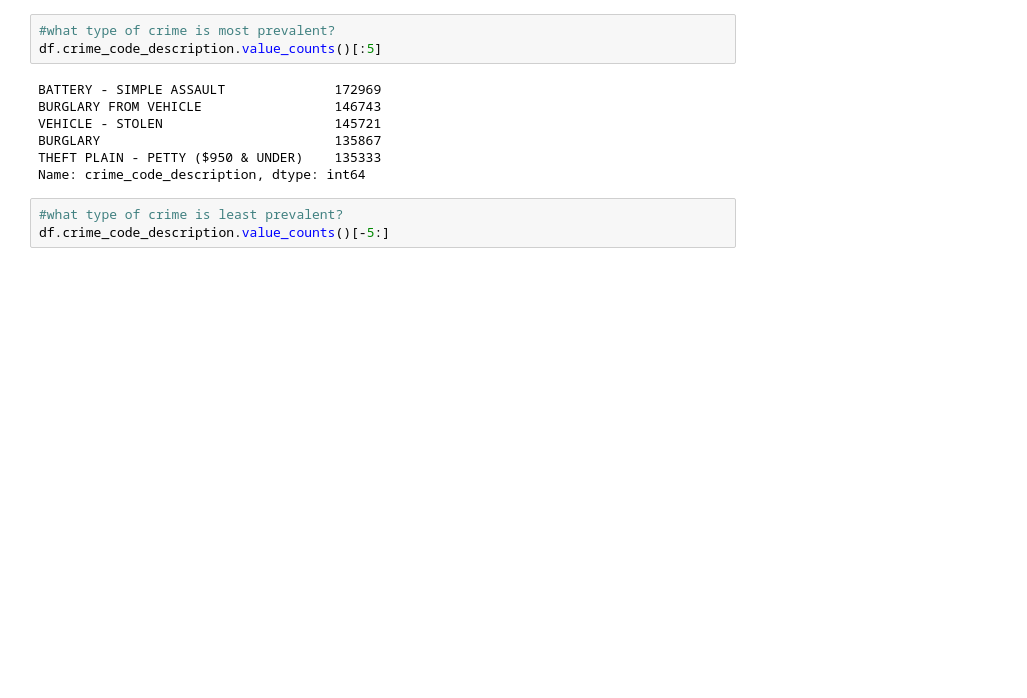
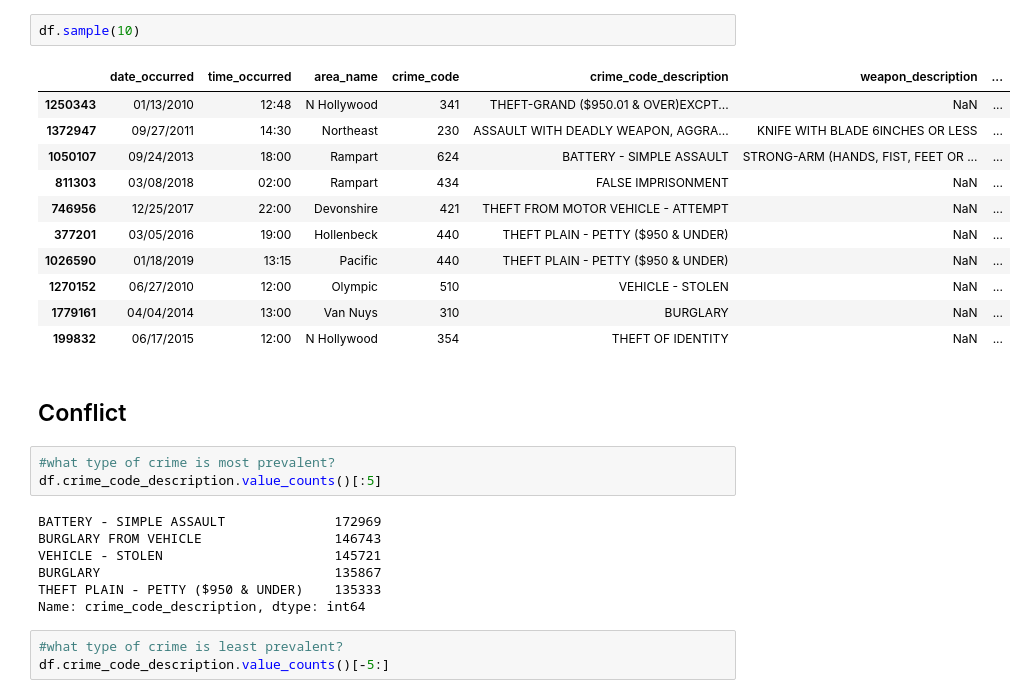
Before and after one commit to nonoumasy/LA-Crime-2010-2019, a Jupyter notebook: LA Crime Data Analysis.ipynb, the cells around one changed output. Saved outputs shown, nothing was run; the diff lists cells and outputs as text; blank space fills up the shorter version.

```diff
--- a/LA Crime Data Analysis.ipynb
+++ b/LA Crime Data Analysis.ipynb
@@ -72,3 +232,19 @@ df.head()
+# %%
+df.sample(10)
+# %% [output]
+|  | date_occurred | time_occurred | area_name | crime_code | crime_code_description | weapon_description | ... |
+| 1250343 | 01/13/2010 | 12:48 | N Hollywood | 341 | THEFT-GRAND ($950.01 & OVER)EXCPT... | NaN | ... |
+| 1372947 | 09/27/2011 | 14:30 | Northeast | 230 | ASSAULT WITH DEADLY WEAPON, AGGRA... | KNIFE WITH BLADE 6INCHES OR LESS | ... |
+| 1050107 | 09/24/2013 | 18:00 | Rampart | 624 | BATTERY - SIMPLE ASSAULT | STRONG-ARM (HANDS, FIST, FEET OR ... | ... |
+| 811303 | 03/08/2018 | 02:00 | Rampart | 434 | FALSE IMPRISONMENT | NaN | ... |
+| 746956 | 12/25/2017 | 22:00 | Devonshire | 421 | THEFT FROM MOTOR VEHICLE - ATTEMPT | NaN | ... |
+| 377201 | 03/05/2016 | 19:00 | Hollenbeck | 440 | THEFT PLAIN - PETTY ($950 & UNDER) | NaN | ... |
+| 1026590 | 01/18/2019 | 13:15 | Pacific | 440 | THEFT PLAIN - PETTY ($950 & UNDER) | NaN | ... |
+| 1270152 | 06/27/2010 | 12:00 | Olympic | 510 | VEHICLE - STOLEN | NaN | ... |
+| 1779161 | 04/04/2014 | 13:00 | Van Nuys | 310 | BURGLARY | NaN | ... |
+| 199832 | 06/17/2015 | 12:00 | N Hollywood | 354 | THEFT OF IDENTITY | NaN | ... |
+# %% [markdown]
+## Conflict
 # %%
 #what type of crime is most prevalent?
 df.crime_code_description.value_counts()[:5]
```
Also changed, not shown: parts of 25 cells of this notebook.
